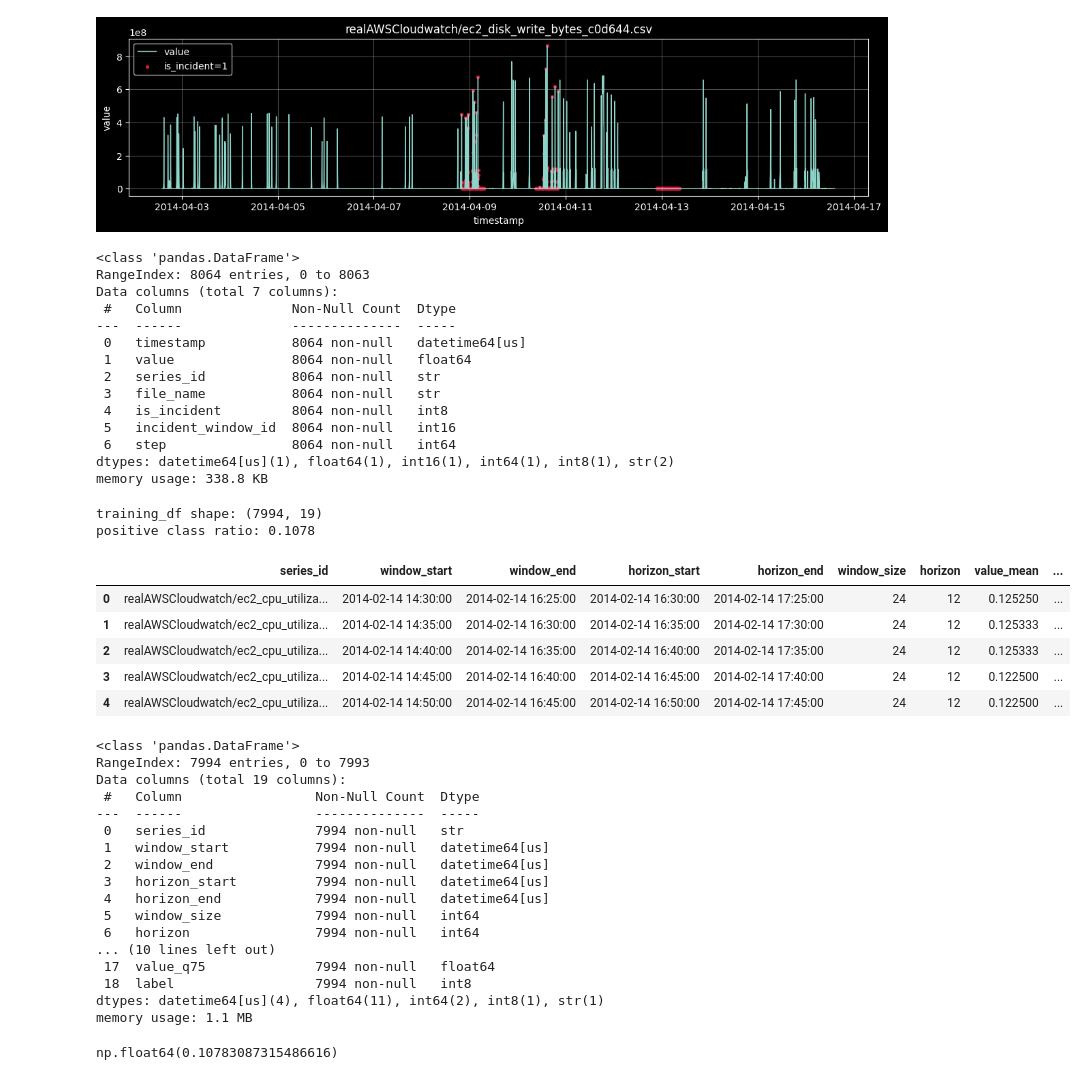
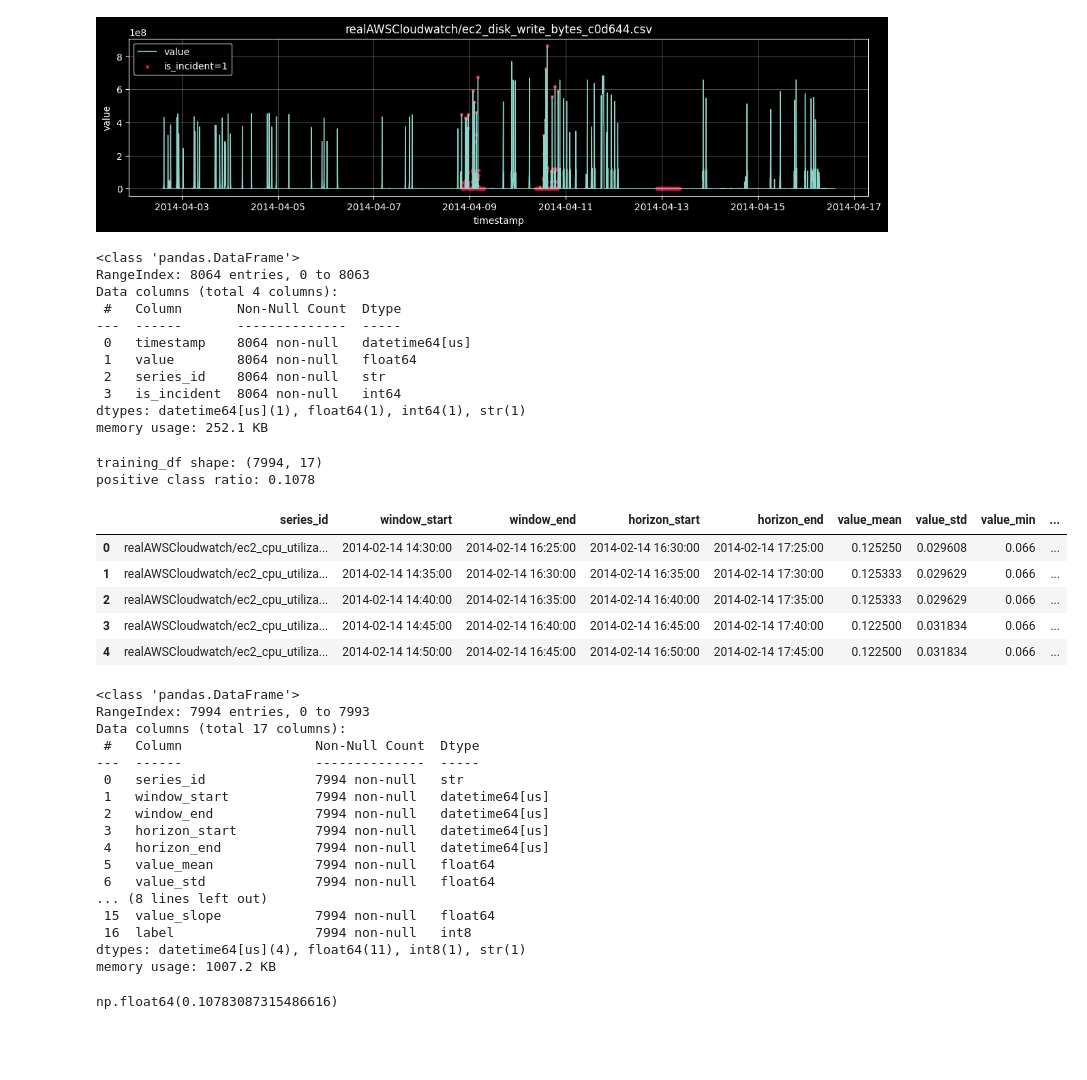
Before and after one commit to Tombiczek/Predictive-alerting-for-cloud-metrics, a Jupyter notebook: notebooks/01_eda.ipynb, the cells around one changed output. Saved outputs shown, nothing was run; the diff lists cells and outputs as text; code cells hidden in the pictures; blank space fills up the shorter version.

```diff
--- a/notebooks/01_eda.ipynb
+++ b/notebooks/01_eda.ipynb
@@ -30,4 +22,6 @@ from predictive_alerting.dataset_builder import (
 # %%
+from src.predictive_alerting.dataset_builder import build_labeled_dataset
+
 DATA_DIR = PROJECT_ROOT / "data"
 LABELS_PATH = DATA_DIR / "combined_windows.json"
 
@@ -37,9 +31,8 @@ SERIES_FILES = [
 ]
 
 dataset_df = build_labeled_dataset(
-    series_files=SERIES_FILES,
+    series_paths=SERIES_FILES,
     labels_path=LABELS_PATH,
-    data_dir=DATA_DIR,
 )
 
 dataset_df.head()
@@ -85,47 +80,45 @@ dataset_df.info()
 # %% [output]
 <class 'pandas.DataFrame'>
 RangeIndex: 8064 entries, 0 to 8063
-Data columns (total 7 columns):
- #   Column              Non-Null Count  Dtype
----  ------              --------------  -----
- 0   timestamp           8064 non-null   datetime64[us]
- 1   value               8064 non-null   float64
- 2   series_id           8064 non-null   str
- 3   file_name           8064 non-null   str
- 4   is_incident         8064 non-null   int8
- 5   incident_window_id  8064 non-null   int16
- 6   step                8064 non-null   int64
-dtypes: datetime64[us](1), float64(1), int16(1), int64(1), int8(1), str(2)
-memory usage: 338.8 KB
+Data columns (total 4 columns):
+ #   Column       Non-Null Count  Dtype
+---  ------       --------------  -----
+ 0   timestamp    8064 non-null   datetime64[us]
+ 1   value        8064 non-null   float64
+ 2   series_id    8064 non-null   str
+ 3   is_incident  8064 non-null   int64
+dtypes: datetime64[us](1), float64(1), int64(1), str(1)
+memory usage: 252.1 KB
 # %%
+from src.predictive_alerting.dataset_builder import build_training_table
+
 WINDOW_SIZE = 24
 HORIZON = 12
 
 training_df = build_training_table(
     dataset=dataset_df,
     window_size=WINDOW_SIZE,
     horizon=HORIZON,
-    feature_columns=("value",),
 )
 
 print(f"training_df shape: {training_df.shape}")
 print(f"positive class ratio: {training_df['label'].mean():.4f}")
 training_df.head()
 # %% [output]
-training_df shape: (7994, 19)
+training_df shape: (7994, 17)
 positive class ratio: 0.1078
-|  | series_id | window_start | window_end | horizon_start | horizon_end | window_size | horizon | value_mean | ... |
-| 0 | realAWSCloudwatch/ec2_cpu_utiliza... | 2014-02-14 14:30:00 | 2014-02-14 16:25:00 | 2014-02-14 16:30:00 | 2014-02-14 17:25:00 | 24 | 12 | 0.125250 | ... |
-| 1 | realAWSCloudwatch/ec2_cpu_utiliza... | 2014-02-14 14:35:00 | 2014-02-14 16:30:00 | 2014-02-14 16:35:00 | 2014-02-14 17:30:00 | 24 | 12 | 0.125333 | ... |
-| 2 | realAWSCloudwatch/ec2_cpu_utiliza... | 2014-02-14 14:40:00 | 2014-02-14 16:35:00 | 2014-02-14 16:40:00 | 2014-02-14 17:35:00 | 24 | 12 | 0.125333 | ... |
-| 3 | realAWSCloudwatch/ec2_cpu_utiliza... | 2014-02-14 14:45:00 | 2014-02-14 16:40:00 | 2014-02-14 16:45:00 | 2014-02-14 17:40:00 | 24 | 12 | 0.122500 | ... |
-| 4 | realAWSCloudwatch/ec2_cpu_utiliza... | 2014-02-14 14:50:00 | 2014-02-14 16:45:00 | 2014-02-14 16:50:00 | 2014-02-14 17:45:00 | 24 | 12 | 0.122500 | ... |
+|  | series_id | window_start | window_end | horizon_start | horizon_end | value_mean | value_std | value_min | ... |
+| 0 | realAWSCloudwatch/ec2_cpu_utiliza... | 2014-02-14 14:30:00 | 2014-02-14 16:25:00 | 2014-02-14 16:30:00 | 2014-02-14 17:25:00 | 0.125250 | 0.029608 | 0.066 | ... |
+| 1 | realAWSCloudwatch/ec2_cpu_utiliza... | 2014-02-14 14:35:00 | 2014-02-14 16:30:00 | 2014-02-14 16:35:00 | 2014-02-14 17:30:00 | 0.125333 | 0.029629 | 0.066 | ... |
+| 2 | realAWSCloudwatch/ec2_cpu_utiliza... | 2014-02-14 14:40:00 | 2014-02-14 16:35:00 | 2014-02-14 16:40:00 | 2014-02-14 17:35:00 | 0.125333 | 0.029629 | 0.066 | ... |
+| 3 | realAWSCloudwatch/ec2_cpu_utiliza... | 2014-02-14 14:45:00 | 2014-02-14 16:40:00 | 2014-02-14 16:45:00 | 2014-02-14 17:40:00 | 0.122500 | 0.031834 | 0.066 | ... |
+| 4 | realAWSCloudwatch/ec2_cpu_utiliza... | 2014-02-14 14:50:00 | 2014-02-14 16:45:00 | 2014-02-14 16:50:00 | 2014-02-14 17:45:00 | 0.122500 | 0.031834 | 0.066 | ... |
 # %%
 training_df.info()
 # %% [output]
 <class 'pandas.DataFrame'>
 RangeIndex: 7994 entries, 0 to 7993
-Data columns (total 19 columns):
+Data columns (total 17 columns):
  #   Column                 Non-Null Count  Dtype
 ---  ------                 --------------  -----
  0   series_id              7994 non-null   str
@@ -133,13 +126,13 @@ Data columns (total 19 columns):
  2   window_end             7994 non-null   datetime64[us]
  3   horizon_start          7994 non-null   datetime64[us]
  4   horizon_end            7994 non-null   datetime64[us]
- 5   window_size            7994 non-null   int64
- 6   horizon                7994 non-null   int64
-... (10 lines left out)
- 17  value_q75              7994 non-null   float64
- 18  label                  7994 non-null   int8
-dtypes: datetime64[us](4), float64(11), int64(2), int8(1), str(1)
-memory usage: 1.1 MB
+ 5   value_mean             7994 non-null   float64
+ 6   value_std              7994 non-null   float64
+... (8 lines left out)
+ 15  value_slope            7994 non-null   float64
+ 16  label                  7994 non-null   int8
+dtypes: datetime64[us](4), float64(11), int8(1), str(1)
+memory usage: 1007.2 KB
 # %%
 training_df["label"].mean()
 # %% [output]
```
Also changed, not shown: parts of 4 cells of this notebook, 4 other files.
